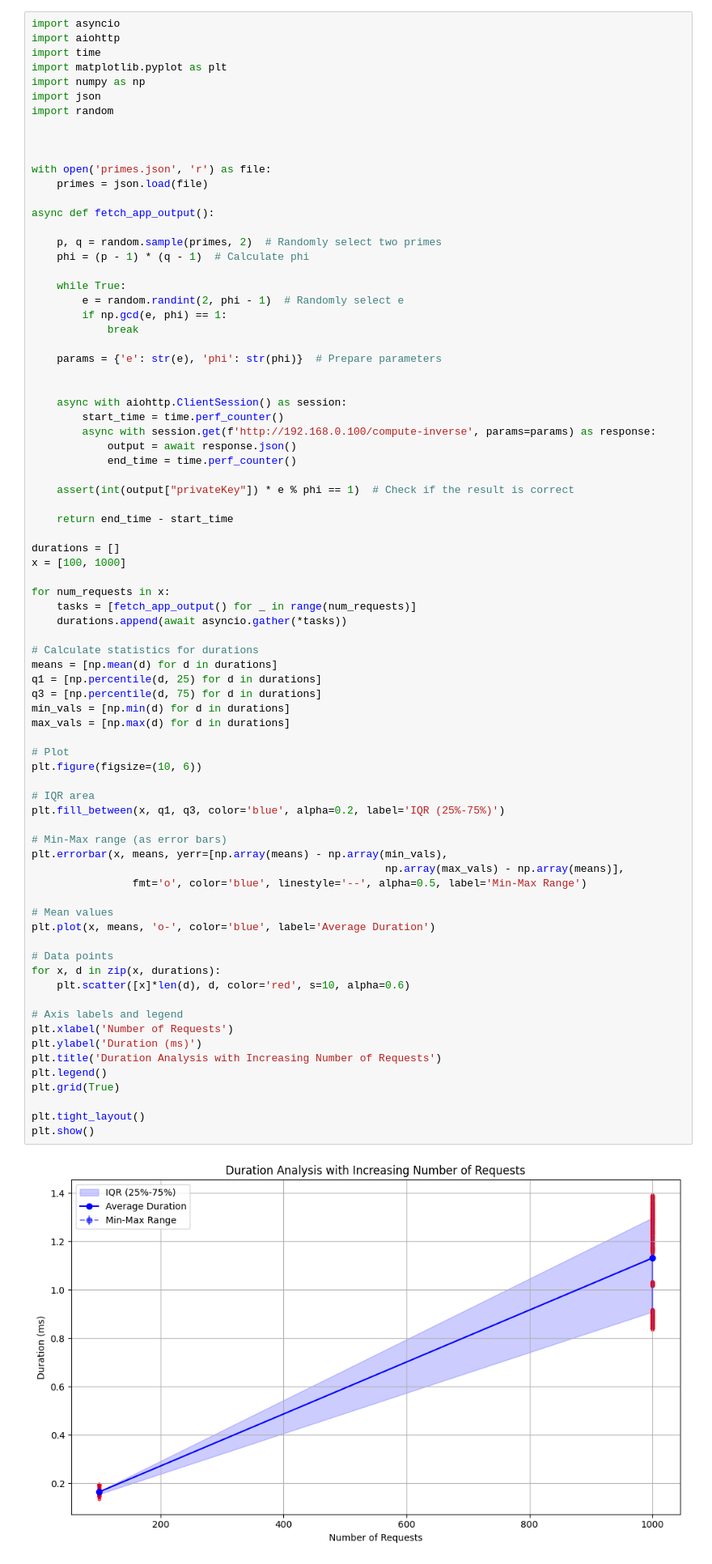
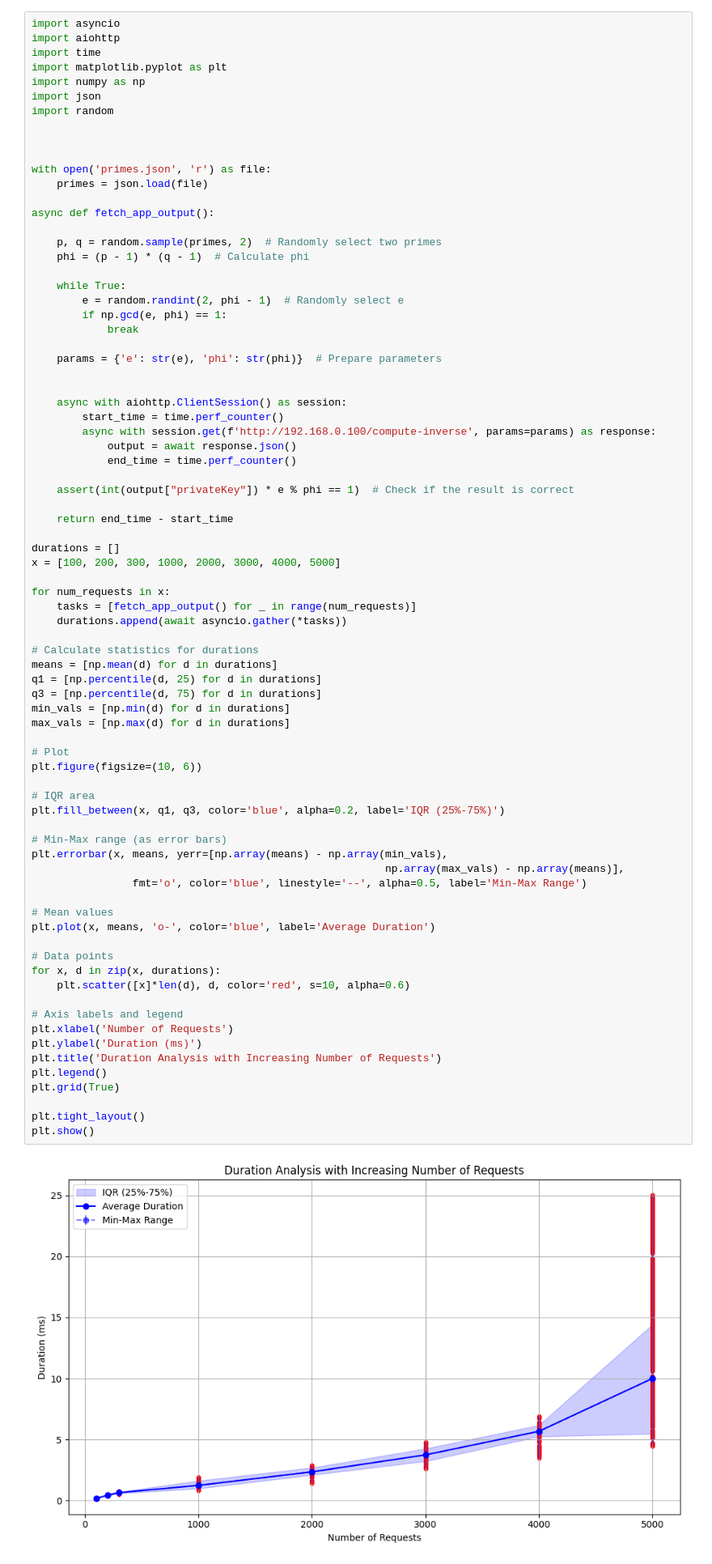
Before and after one commit to GehriJan/distributed-systems-exam, a Jupyter notebook: src/tests.ipynb, the cells around one changed output. Shown at 81% size. Drawn from its saved outputs; the diff is of its cells as text.

Commit message:
feat: more detailed diagramm

```diff
--- a/src/tests.ipynb
+++ b/src/tests.ipynb
@@ -36,7 +36,7 @@ async def fetch_app_output():
     return end_time - start_time
 
 durations = []
-x = [100, 1000]
+x = [100, 200, 300, 1000, 2000, 3000, 4000, 5000]
 
 for num_requests in x:
     tasks = [fetch_app_output() for _ in range(num_requests)]
@@ -50,34 +50,34 @@ min_vals = [np.min(d) for d in durations]
 max_vals = [np.max(d) for d in durations]
 
 # Plot
 plt.figure(figsize=(10, 6))
 
 # IQR area
 plt.fill_between(x, q1, q3, color='blue', alpha=0.2, label='IQR (25%-75%)')
 
 # Min-Max range (as error bars)
 plt.errorbar(x, means, yerr=[np.array(means) - np.array(min_vals),
                                                         np.array(max_vals) - np.array(means)],
                 fmt='o', color='blue', linestyle='--', alpha=0.5, label='Min-Max Range')
 
 # Mean values
 plt.plot(x, means, 'o-', color='blue', label='Average Duration')
 
 # Data points
 for x, d in zip(x, durations):
     plt.scatter([x]*len(d), d, color='red', s=10, alpha=0.6)
 
 # Axis labels and legend
 plt.xlabel('Number of Requests')
 plt.ylabel('Duration (ms)')
 plt.title('Duration Analysis with Increasing Number of Requests')
 plt.legend()
 plt.grid(True)
 
 plt.tight_layout()
 plt.show()
 # %% [output]
-[figure, old version]
+[figure, new version]
 # %%
 import os
 import asyncio
```
Also changed, not shown: parts of 3 cells of this notebook.
